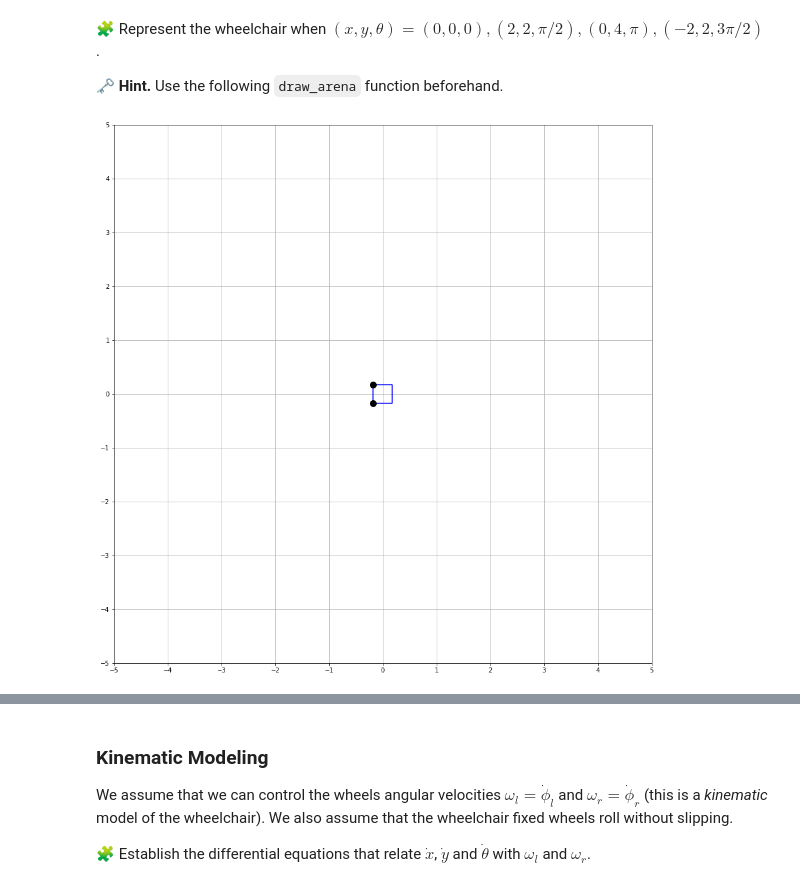
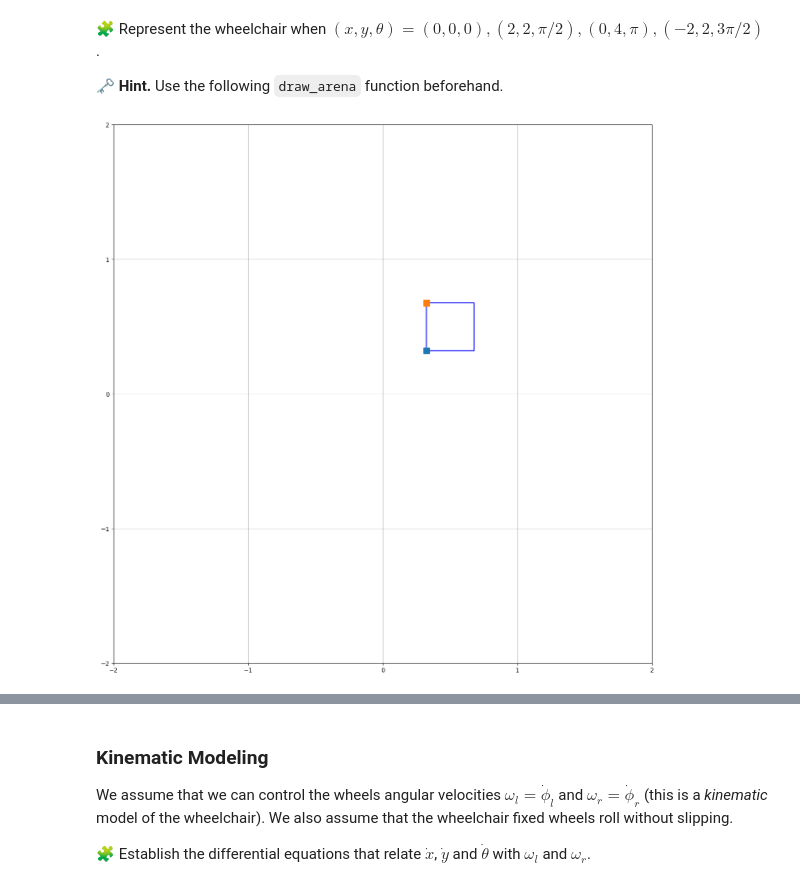
Before and after one commit to HibaNRJ/control-engineering-with-python-project-2022-2023, a Jupyter notebook: Project-1.ipynb, the cells around one changed output, grey strips where cells are left out. Saved outputs shown, nothing was run; the diff lists cells and outputs as text; code cells hidden in the pictures.

```diff
--- a/Project-1.ipynb
+++ b/Project-1.ipynb
@@ -53,7 +52,6 @@ Rw = 0.3  # Wheel radius in meters
 🗝️ **Hint.** Use the function `plot` of `matplotlib.pyplot`.
 # %%
 def draw_wheelchair(x, y, theta):
-    # Calculate the coordinates of the corners of the seat
     x1 = x - L/2*cos(theta + pi/4)
     y1 = y - L/2*sin(theta + pi/4)
     x2 = x - L/2*sin(theta + pi/4)
@@ -64,15 +62,15 @@ def draw_wheelchair(x, y, theta):
     y4 = y + L/2*cos(theta - 3*pi/4)
 
     # Calculate the coordinates of the centers of the wheels
-    xw1 = x1
-    yw1 = y1
-    xw2 = x2
-    yw2 = y2
+    xc1 = x1
+    yc1 = y1
+    xc2 = x2
+    yc2 = y2
 
     # Plot the seat and wheels
     plt.plot([x1, x2, x3, x4, x1], [y1, y2, y3, y4, y1], 'b')
-    plt.plot(xw1, yw1, 'ko', markersize=10)
-    plt.plot(xw2, yw2, 'ko', markersize=10)
+    plt.plot(xc1, yc1, 's', markersize=10)
+    plt.plot(xc2, yc2, 's', markersize=10)
 # %% [markdown]
 🧩 Represent the wheelchair when $(x, y, \theta) = (0, 0, 0), (2, 2, \pi/2), (0, 4, \pi), (-2, 2, 3\pi/2)$.
 
@@ -89,7 +87,7 @@ def draw_arena(xmin, xmax, ymin, ymax):
     yticks(arange(ymin, ymax+1, 1))
     grid(True)
 # %%
-draw_arena(-5,5,-5,5)
-draw_wheelchair(0,0,0)
+draw_arena(-2, 2, -2, 2)
+draw_wheelchair(0.5, 0.5, 0)
 # %% [output]
-[figure, old version]
+[figure, new version]
```
Also changed, not shown: parts of 13 cells of this notebook.
